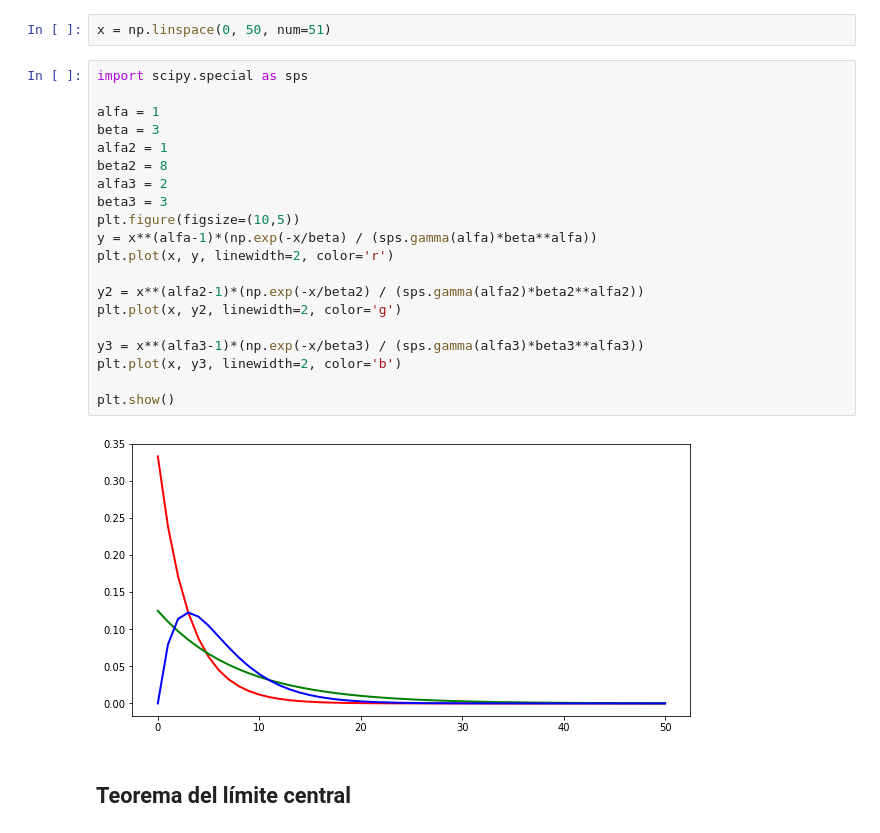
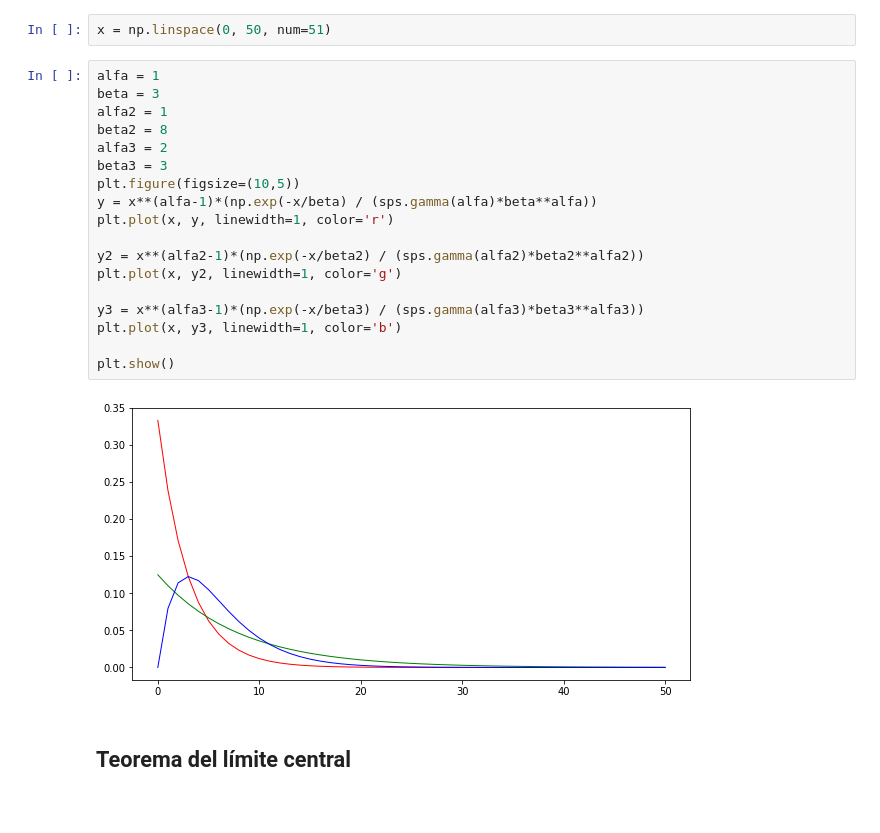
Before and after one commit to Puertarra/Estadisticas-101, a Jupyter notebook: Estadisticas-101-master/07-Estadistica-101.ipynb, the cells around one changed output. Saved outputs shown, nothing was run; the diff lists cells and outputs as text.

```diff
--- a/Estadisticas-101-master/07-Estadistica-101.ipynb
+++ b/Estadisticas-101-master/07-Estadistica-101.ipynb
@@ -455,27 +459,25 @@ plt.show()
 # %%
 x = np.linspace(0, 50, num=51)
 # %%
-import scipy.special as sps
-
 alfa = 1
 beta = 3
 alfa2 = 1
 beta2 = 8
 alfa3 = 2
 beta3 = 3
 plt.figure(figsize=(10,5))
 y = x**(alfa-1)*(np.exp(-x/beta) / (sps.gamma(alfa)*beta**alfa))
-plt.plot(x, y, linewidth=2, color='r')
+plt.plot(x, y, linewidth=1, color='r')
 
 y2 = x**(alfa2-1)*(np.exp(-x/beta2) / (sps.gamma(alfa2)*beta2**alfa2))
-plt.plot(x, y2, linewidth=2, color='g')
+plt.plot(x, y2, linewidth=1, color='g')
 
 y3 = x**(alfa3-1)*(np.exp(-x/beta3) / (sps.gamma(alfa3)*beta3**alfa3))
-plt.plot(x, y3, linewidth=2, color='b')
+plt.plot(x, y3, linewidth=1, color='b')
 
 plt.show()
 # %% [output]
-[figure, old version]
+[figure, new version]
 # %% [markdown]
 ## Teorema del límite central
 # %%
```
Also changed, not shown: parts of 33 cells of this notebook.
